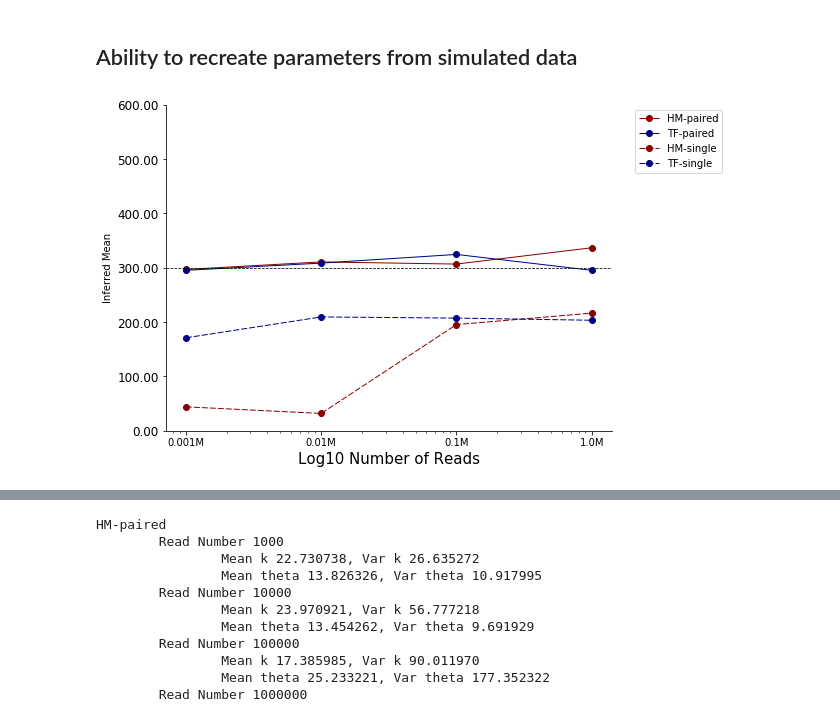
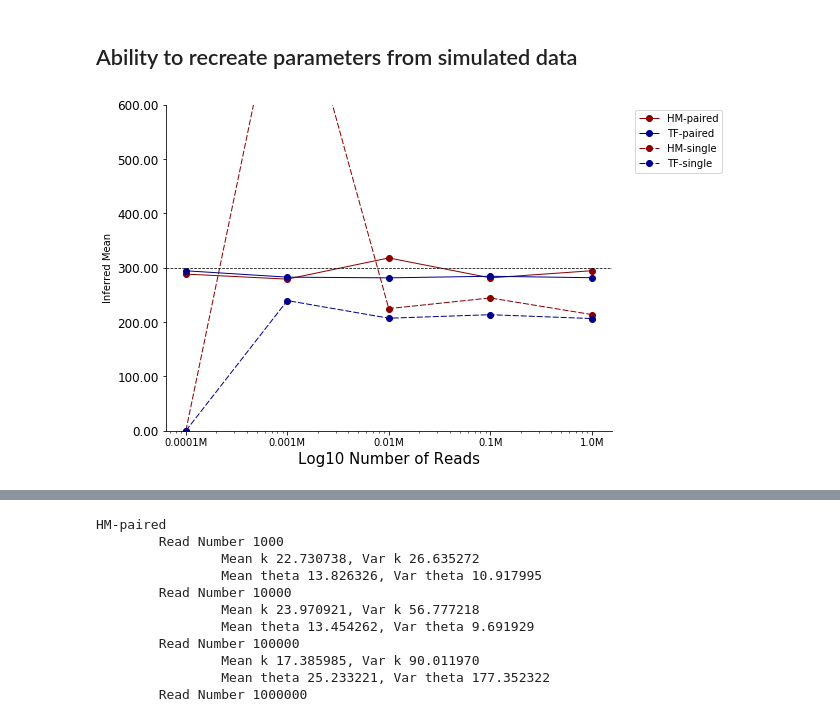
Before and after one commit to mlamkin7/ChIPmunk, a Jupyter notebook: paper-analyses/workflows/fig2-params/Params-analysis.ipynb, the cells around one changed output, grey strips where cells are left out. Cells and saved outputs as stored; diff of their text form; code cells hidden in the pictures.

```diff
--- a/paper-analyses/workflows/fig2-params/Params-analysis.ipynb
+++ b/paper-analyses/workflows/fig2-params/Params-analysis.ipynb
@@ -242,45 +242,48 @@ for true_json, jtype in zip([true_HM, true_TF], ["HM", "TF"]):
                                        hm_params["frag"]["theta"]])
 
 FMLDIR = DATADIR + "read-number/"
-readnums = [1000, 10000, 100000, 1000000]
+readnums = [100, 1000, 10000, 100000, 1000000]
 
 fig = plt.figure()
 fig.set_size_inches((8, 6))
 ax = fig.add_subplot(111)
 for factor in fdash.keys():
     inferred_means = []
     for i, readnum in enumerate(readnums):
-        with open(FMLDIR + "params/" + factor + "_simlearn-numreads%i.json"%readnum) as f:
-            data = json.load(f)
-            k = data["frag"]["k"]
-            theta = data["frag"]["theta"]
-            inferred_means.append(k*theta)
+        try:
+            with open(FMLDIR + "params/" + factor + "_simlearn-numreads%i.json"%readnum) as f:
+                data = json.load(f)
+                k = data["frag"]["k"]
+                theta = data["frag"]["theta"]
+                inferred_means.append(k*theta)
+        except:
+            inferred_means.append(0)
 
     if factor.split('-')[0] == 'TF':
         ax.plot(readnums, inferred_means, linewidth=1,
                  marker="o", color=TFCOLOR, label=factor, dashes=fdash[factor])
     else:
         ax.plot(readnums, inferred_means, linewidth=1,
                  marker="o", color=HMCOLOR, label=factor, dashes=fdash[factor])
 
 ax.axhline(y=true_params["TF"][0]*true_params["TF"][1], linestyle="dashed", color="black", linewidth=0.75)
 ax.spines['right'].set_visible(False)
 ax.spines['top'].set_visible(False)
 ax.yaxis.set_ticks_position('left')
 ax.xaxis.set_ticks_position('bottom')
 ax.set_ylim(bottom=-0.1, top=600)
 ax.set_xscale('log');
 ax.set_xticks(readnums)
 ax.set_xticklabels(["%sM"%(item/1000000) for item in readnums])
 ax.set_yticklabels(["%0.2f"%item for item in ax.get_yticks()], size=12)
 ax.set_xlabel("Log10 Number of Reads", size=15)
 ax.set_yticklabels(["%0.2f"%item for item in ax.get_yticks()], size=12)
 ax.set_ylabel("Inferred Mean")
 
 ax.legend(bbox_to_anchor=(1.04, 1), loc="upper left");
 #fig.savefig(os.path.join(PDFDIR, "Fig2a_readnum_%s_ParamsAnalysis.pdf"%yvar))
 # %% [output]
-[figure, old version]
+[figure, new version]
 # %%
 def inferred_dist(factor):
     fig = plt.figure()
```
Also changed, not shown: parts of 1 cell of this notebook, 2 other files.
